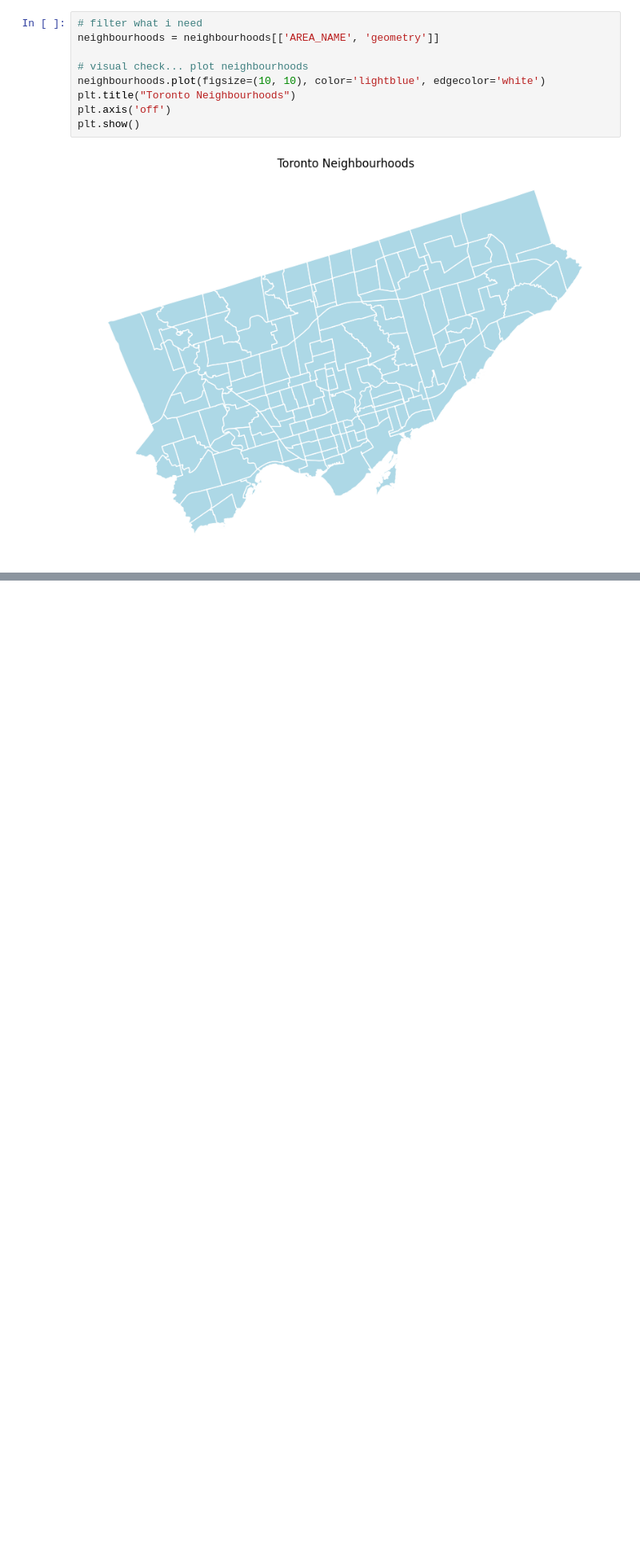
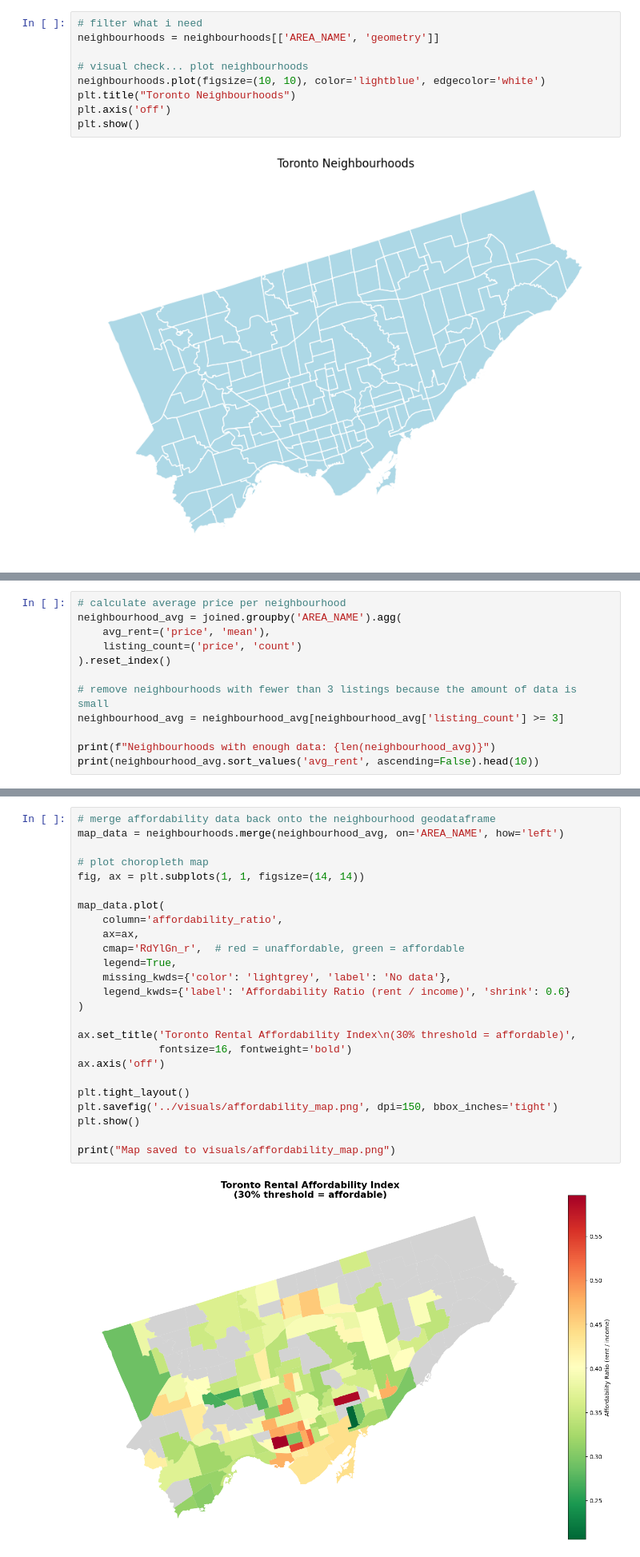
Before and after one commit to Kafui-Ayegbe-dev/toronto-affordability-index, a Jupyter notebook: notebooks/affordability_analysis.ipynb, the cells around one changed output, grey strips where cells are left out. Shown at 80% size. Cells and saved outputs as stored; diff of their text form; blank space fills up the shorter version.

Commit message:
built a choropleth map for toronto

```diff
--- a/notebooks/affordability_analysis.ipynb
+++ b/notebooks/affordability_analysis.ipynb
@@ -150,0 +186,12 @@ print(f"Bed types: {sorted(toronto_rentals['beds'].unique())}")
+# %%
+# calculate average price per neighbourhood
+neighbourhood_avg = joined.groupby('AREA_NAME').agg(
+    avg_rent=('price', 'mean'),
+    listing_count=('price', 'count')
+).reset_index()
+
+# remove neighbourhoods with fewer than 3 listings because the amount of data is small
+neighbourhood_avg = neighbourhood_avg[neighbourhood_avg['listing_count'] >= 3]
+
+print(f"Neighbourhoods with enough data: {len(neighbourhood_avg)}")
+print(neighbourhood_avg.sort_values('avg_rent', ascending=False).head(10))
@@ -150,0 +250,27 @@ print(f"Bed types: {sorted(toronto_rentals['beds'].unique())}")
+# %%
+# merge affordability data back onto the neighbourhood geodataframe
+map_data = neighbourhoods.merge(neighbourhood_avg, on='AREA_NAME', how='left')
+
+# plot choropleth map
+fig, ax = plt.subplots(1, 1, figsize=(14, 14))
+
+map_data.plot(
+    column='affordability_ratio',
+    ax=ax,
+    cmap='RdYlGn_r',  # red = unaffordable, green = affordable
+    legend=True,
+    missing_kwds={'color': 'lightgrey', 'label': 'No data'},
+    legend_kwds={'label': 'Affordability Ratio (rent / income)', 'shrink': 0.6}
+)
+
+ax.set_title('Toronto Rental Affordability Index\n(30% threshold = affordable)',
+             fontsize=16, fontweight='bold')
+ax.axis('off')
+
+plt.tight_layout()
+plt.savefig('../visuals/affordability_map.png', dpi=150, bbox_inches='tight')
+plt.show()
+
+print("Map saved to visuals/affordability_map.png")
+# %% [output]
+[figure, added]
```
Also changed, not shown: parts of 5 cells of this notebook, 1 other file.
